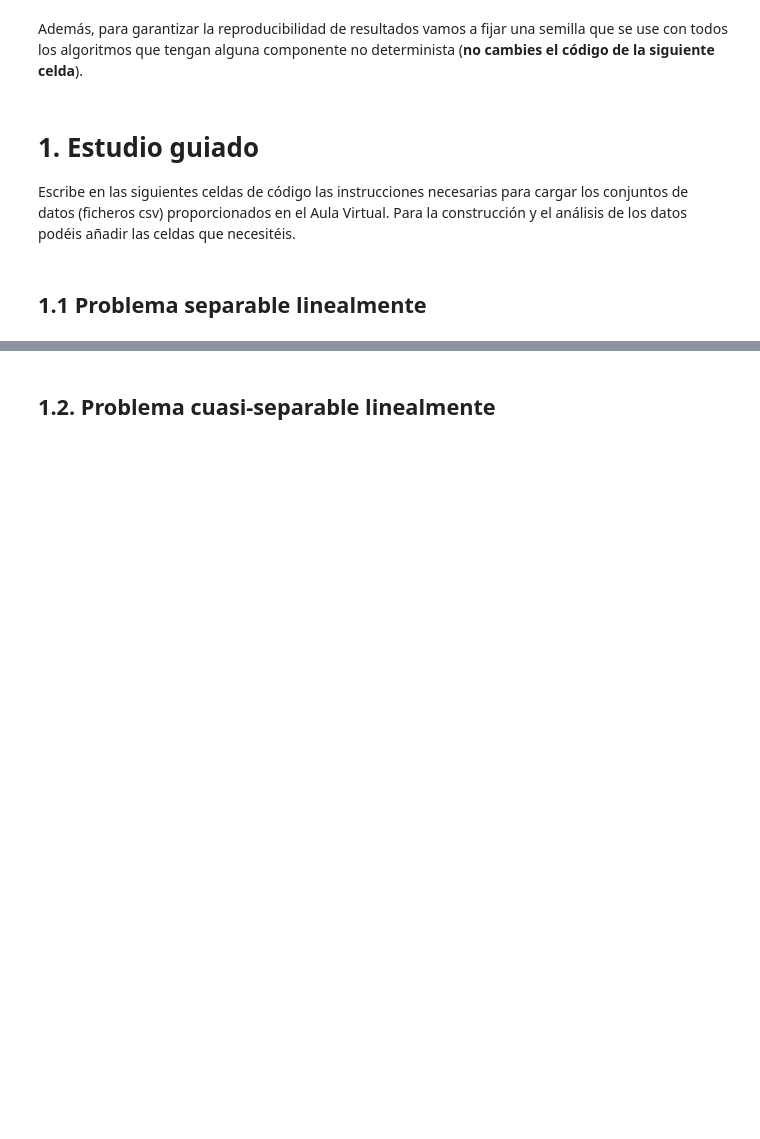
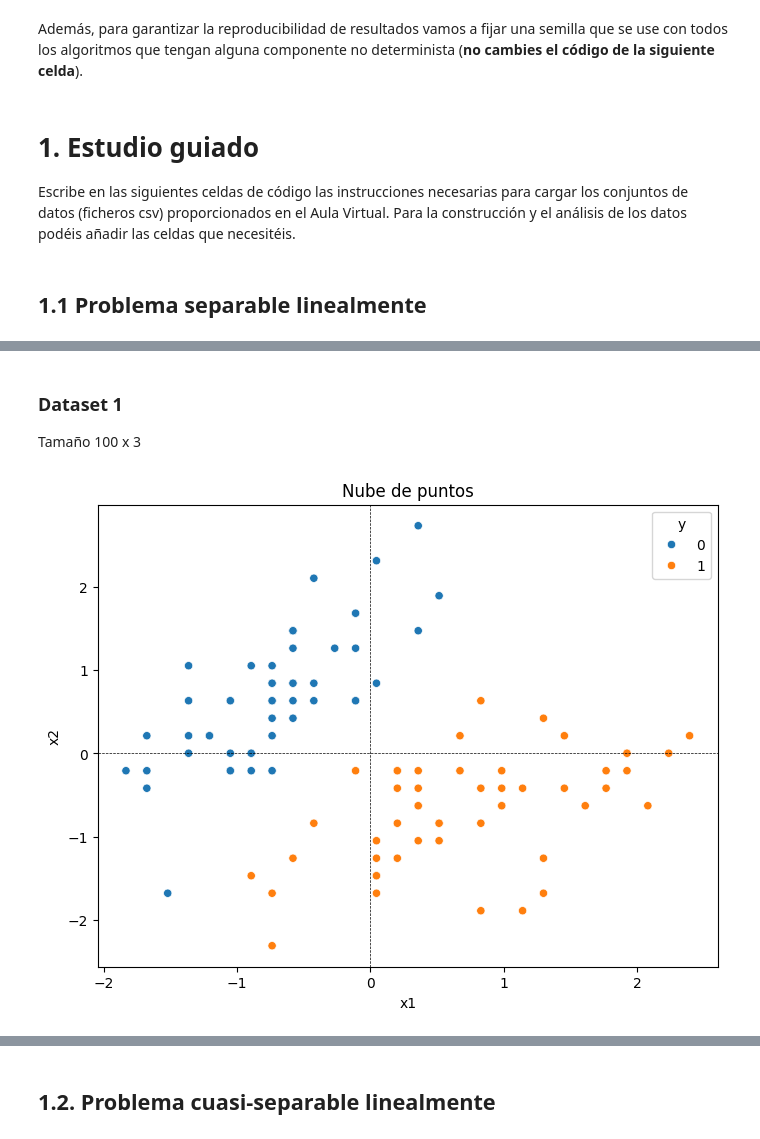
Before and after one commit to mateofra/AAS, a Jupyter notebook: Prácticas/Practica_2/P2.ipynb, the cells around one changed output, grey strips where cells are left out. Saved outputs shown, nothing was run; the diff lists cells and outputs as text; code cells hidden in the pictures; blank space fills up the shorter version.

```diff
--- a/Prácticas/Practica_2/P2.ipynb
+++ b/Prácticas/Practica_2/P2.ipynb
@@ -43,0 +54,20 @@ dataset_1 = pd.read_csv("dataset_1.csv")
+# %% [markdown]
+### Dataset 1
+Tamaño 100 x 3
+# %%
+def plot_manual(data,m=None,C=None):
+    plt.figure(figsize=(8, 6))
+    plt.title('Nube de puntos')
+    sns.scatterplot(data = data,x='x1', y='x2', hue='y')
+    plt.axhline(0,color='black',linewidth=0.5,linestyle='--')
+    plt.axvline(0,color='black',linewidth=0.5,linestyle='--')
+    if m !=None and C != None:
+        x_vals = np.linspace(min(data['x1']), max(data['x1']), 100)
+        y_vals = m * x_vals + C
+        plt.plot(x_vals, y_vals, "k--", label="Hiperplano manual")
+
+    plt.show()
+# %%
+plot_manual(dataset_1)
+# %% [output]
+[figure, added]
```
Also changed, not shown: parts of 26 cells of this notebook, 1 other file.
